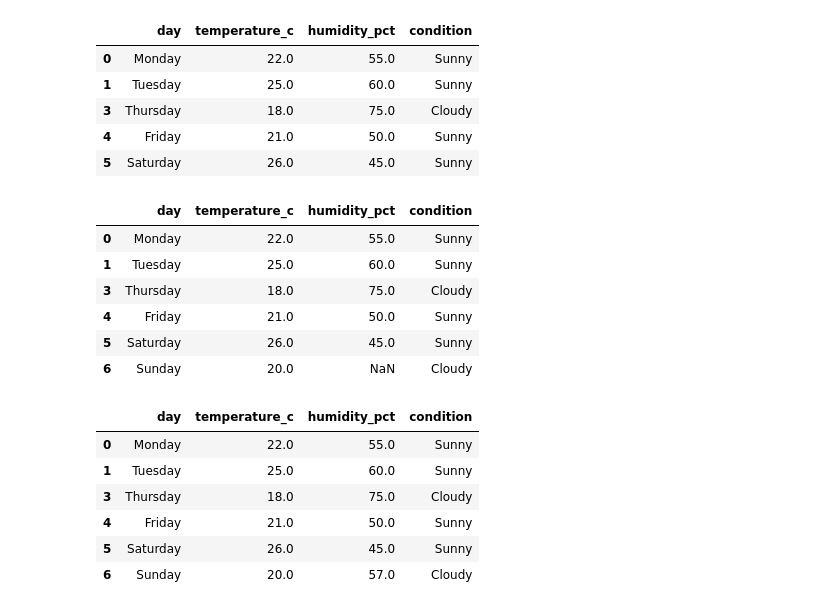
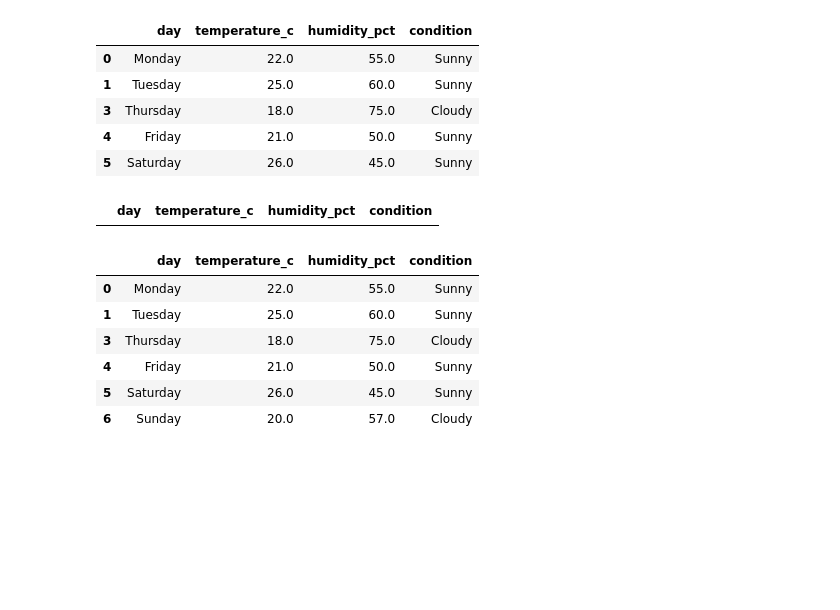
Before and after one commit to anjali801/Data-science-45-internship, a Jupyter notebook: Mini - project-2 .ipynb, the cells around one changed output. Saved outputs shown, nothing was run; the diff lists cells and outputs as text; code cells hidden in the pictures; blank space fills up the shorter version.

```diff
--- a/Mini - project-2 .ipynb
+++ b/Mini - project-2 .ipynb
@@ -26,19 +26,13 @@ df.dropna()
 # %%
 # drop row 3 -> day = wednesday
 import pandas as pd
 url = "https://raw.githubusercontent.com/rajendra0968jangid/Ds-arya/main/temperature_data.json"
 df = pd.read_json(url)
 df
-df.drop(2 , inplace = True)
+df.drop(df[df['day'] != 'wednesday'].index , inplace = True)
 df
 # %% [output]
 |  | day | temperature_c | humidity_pct | condition |
-| 0 | Monday | 22.0 | 55.0 | Sunny |
-| 1 | Tuesday | 25.0 | 60.0 | Sunny |
-| 3 | Thursday | 18.0 | 75.0 | Cloudy |
-| 4 | Friday | 21.0 | 50.0 | Sunny |
-| 5 | Saturday | 26.0 | 45.0 | Sunny |
-| 6 | Sunday | 20.0 | NaN | Cloudy |
 # %%
 # fill average value -> humidity -> nan
 # sum1 = sum(df['humidity_pct'])
```
